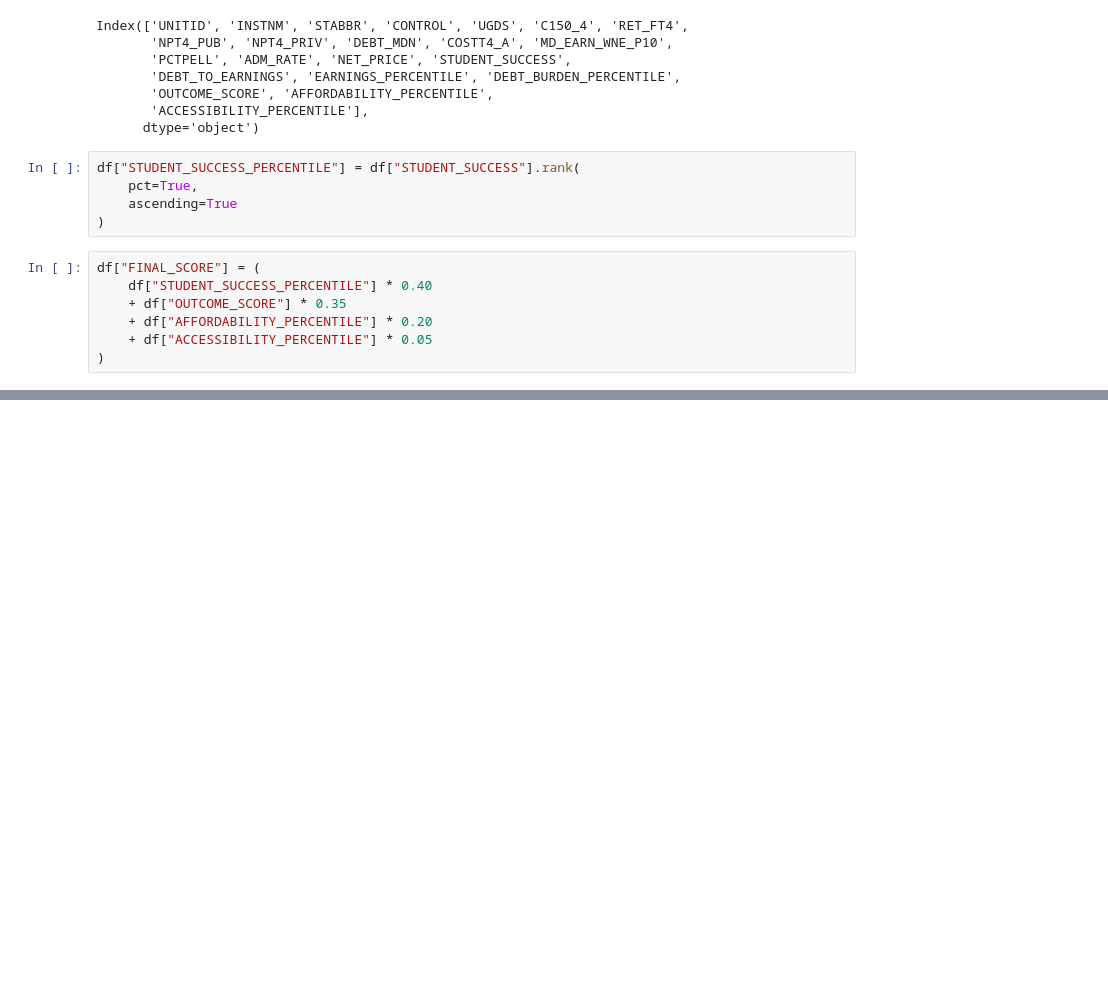
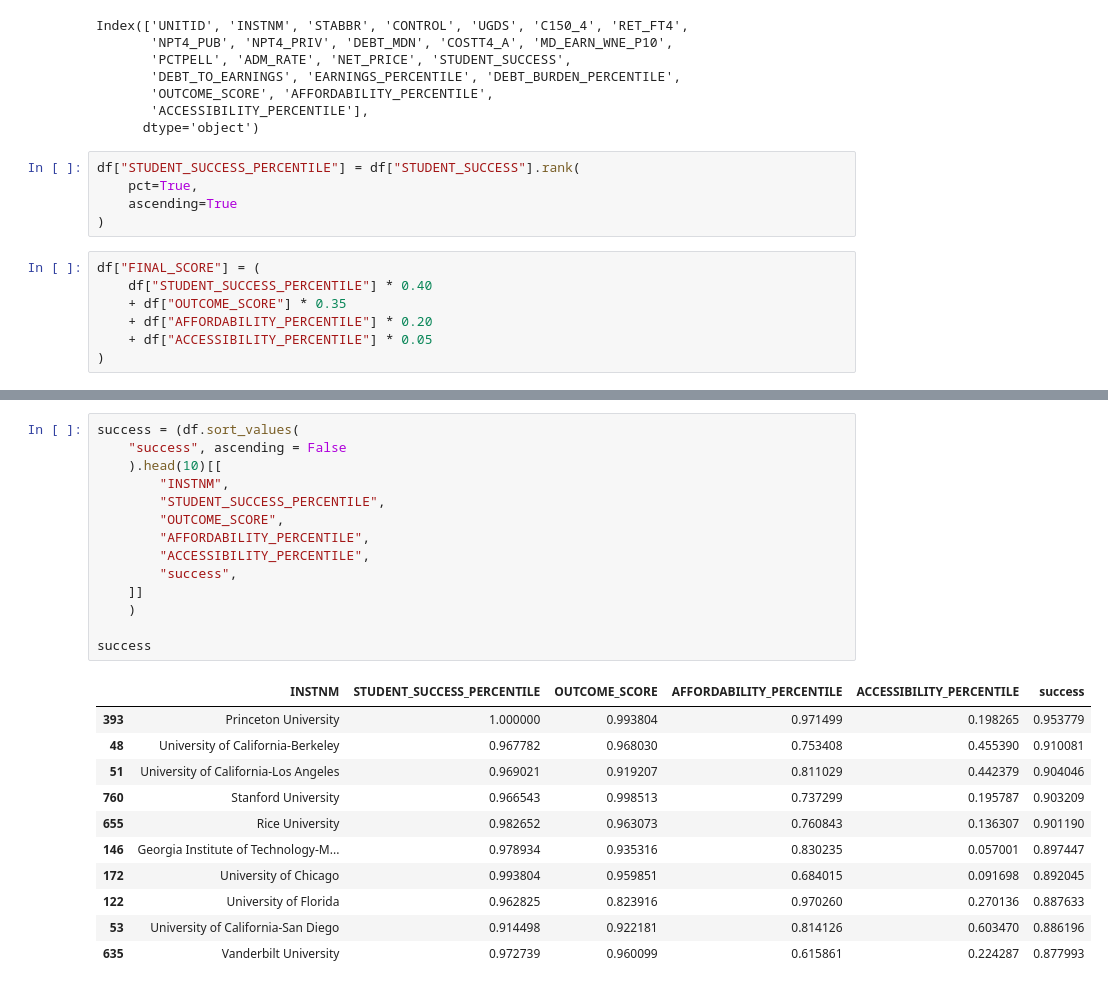
Before and after one commit to DanielYaari28/AIPI510P1, a Jupyter notebook: notebooks/03_final_ranking.ipynb, the cells around one changed output, grey strips where cells are left out. Cells and saved outputs as stored; diff of their text form; blank space fills up the shorter version.

```diff
--- a/notebooks/03_final_ranking.ipynb
+++ b/notebooks/03_final_ranking.ipynb
@@ -78,0 +150,26 @@ final_ranking
+# %%
+success = (df.sort_values(
+    "success", ascending = False
+    ).head(10)[[
+        "INSTNM",
+        "STUDENT_SUCCESS_PERCENTILE",
+        "OUTCOME_SCORE",
+        "AFFORDABILITY_PERCENTILE",
+        "ACCESSIBILITY_PERCENTILE",
+        "success",
+    ]]
+    )
+
+success
+# %% [output]
+|  | INSTNM | STUDENT_SUCCESS_PERCENTILE | OUTCOME_SCORE | AFFORDABILITY_PERCENTILE | ACCESSIBILITY_PERCENTILE | success |
+| 393 | Princeton University | 1.000000 | 0.993804 | 0.971499 | 0.198265 | 0.953779 |
+| 48 | University of California-Berkeley | 0.967782 | 0.968030 | 0.753408 | 0.455390 | 0.910081 |
+| 51 | University of California-Los Angeles | 0.969021 | 0.919207 | 0.811029 | 0.442379 | 0.904046 |
+| 760 | Stanford University | 0.966543 | 0.998513 | 0.737299 | 0.195787 | 0.903209 |
+| 655 | Rice University | 0.982652 | 0.963073 | 0.760843 | 0.136307 | 0.901190 |
+| 146 | Georgia Institute of Technology-M... | 0.978934 | 0.935316 | 0.830235 | 0.057001 | 0.897447 |
+| 172 | University of Chicago | 0.993804 | 0.959851 | 0.684015 | 0.091698 | 0.892045 |
+| 122 | University of Florida | 0.962825 | 0.823916 | 0.970260 | 0.270136 | 0.887633 |
+| 53 | University of California-San Diego | 0.914498 | 0.922181 | 0.814126 | 0.603470 | 0.886196 |
+| 635 | Vanderbilt University | 0.972739 | 0.960099 | 0.615861 | 0.224287 | 0.877993 |
```
Also changed, not shown: parts of 7 cells of this notebook.
